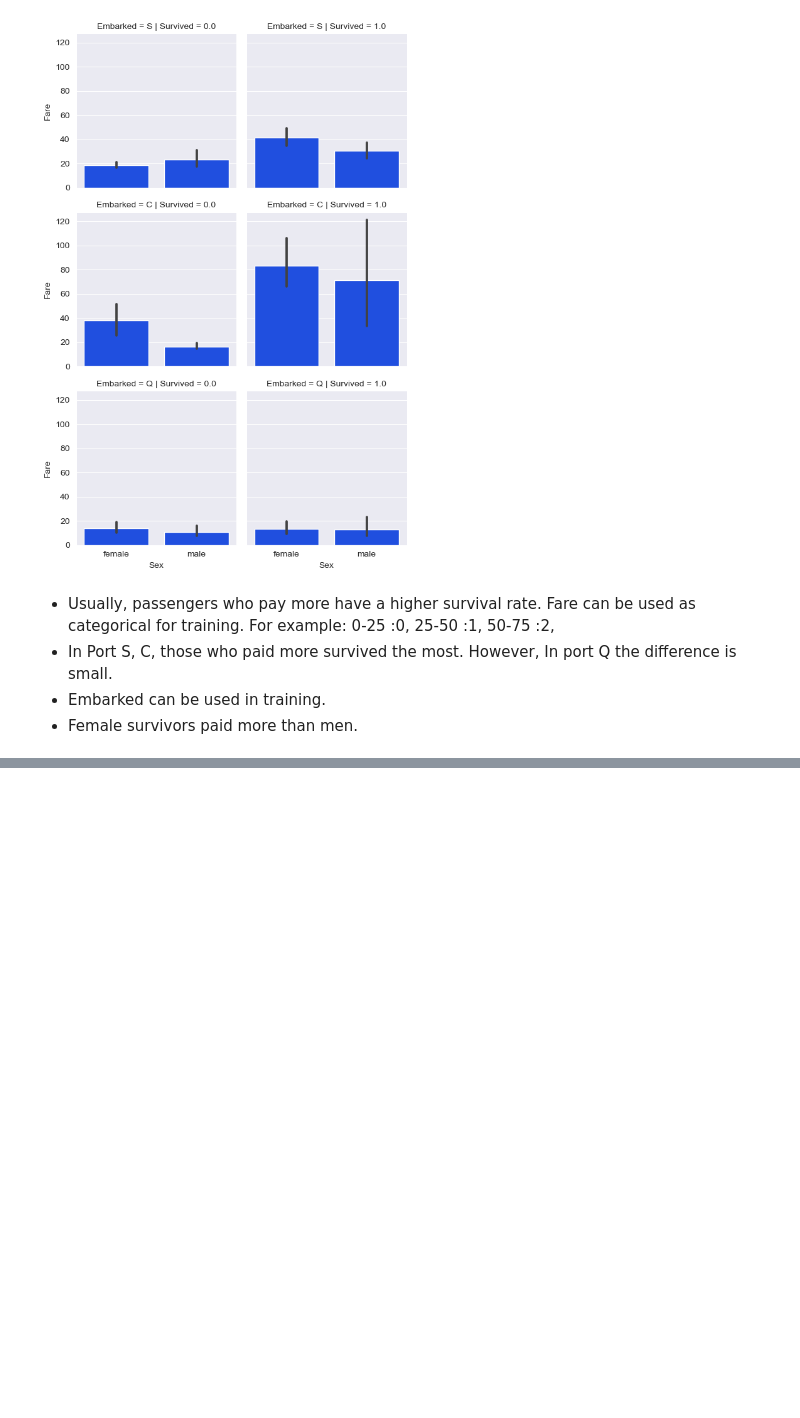
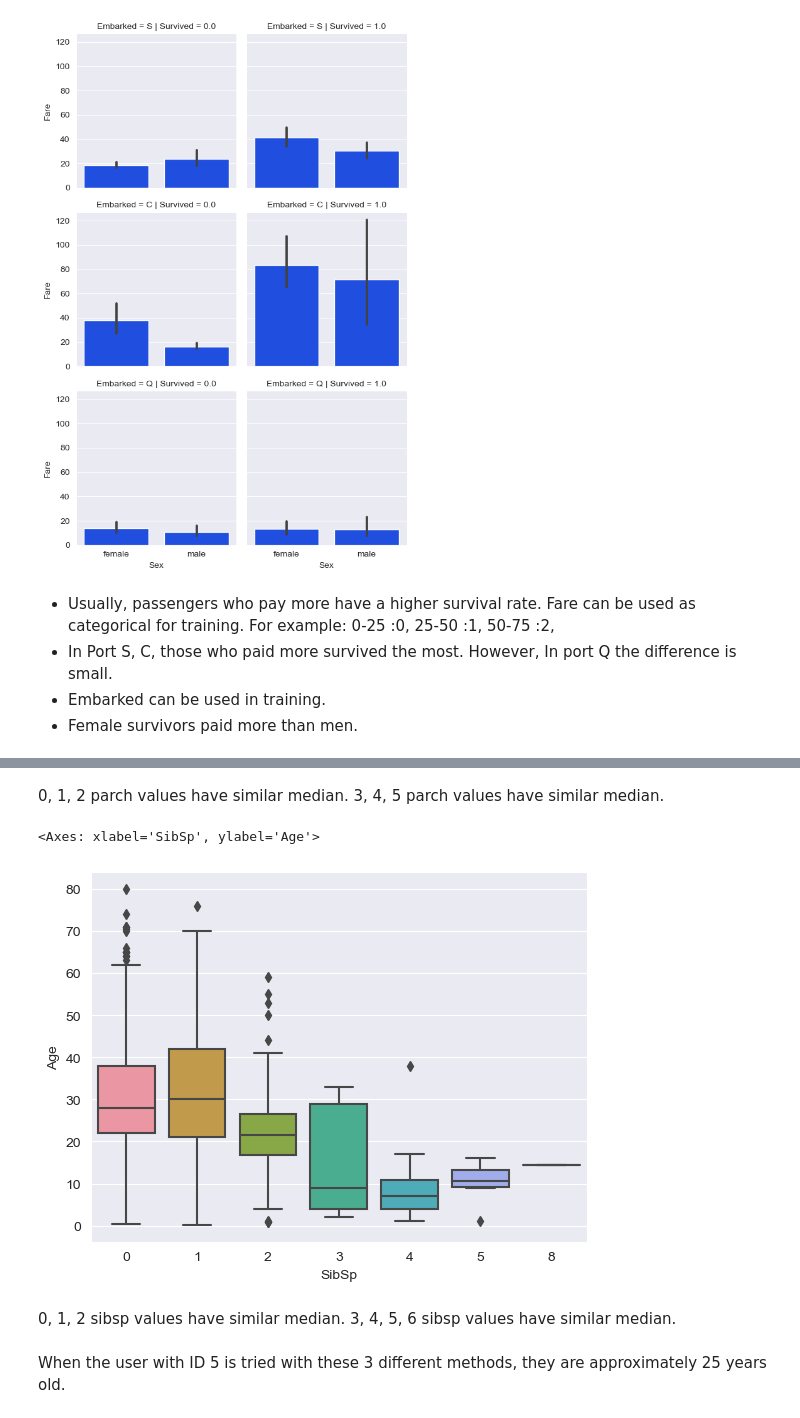
Before and after one commit to yasinsametkaraca/titanic-eda-prediction, a Jupyter notebook: titanic-predicton-exploratory-data-analysis-eda.ipynb, the cells around one changed output, grey strips where cells are left out. Saved outputs shown, nothing was run; the diff lists cells and outputs as text; code cells hidden in the pictures; blank space fills up the shorter version.

```diff
--- a/titanic-predicton-exploratory-data-analysis-eda.ipynb
+++ b/titanic-predicton-exploratory-data-analysis-eda.ipynb
@@ -586,0 +626,11 @@ plt.show()
+# %% [markdown]
+0, 1, 2 parch values have similar median. 3, 4, 5 parch values have similar median.
+# %%
+sns.boxplot(x="SibSp", y="Age", data=train_df)
+# %% [output]
+<Axes: xlabel='SibSp', ylabel='Age'>
+[figure, added]
+# %% [markdown]
+0, 1, 2 sibsp values have similar median. 3, 4, 5, 6 sibsp values have similar median.
+# %% [markdown]
+When the user with ID 5 is tried with these 3 different methods, they are approximately 25 years old.
```
Also changed, not shown: parts of 33 cells of this notebook.
